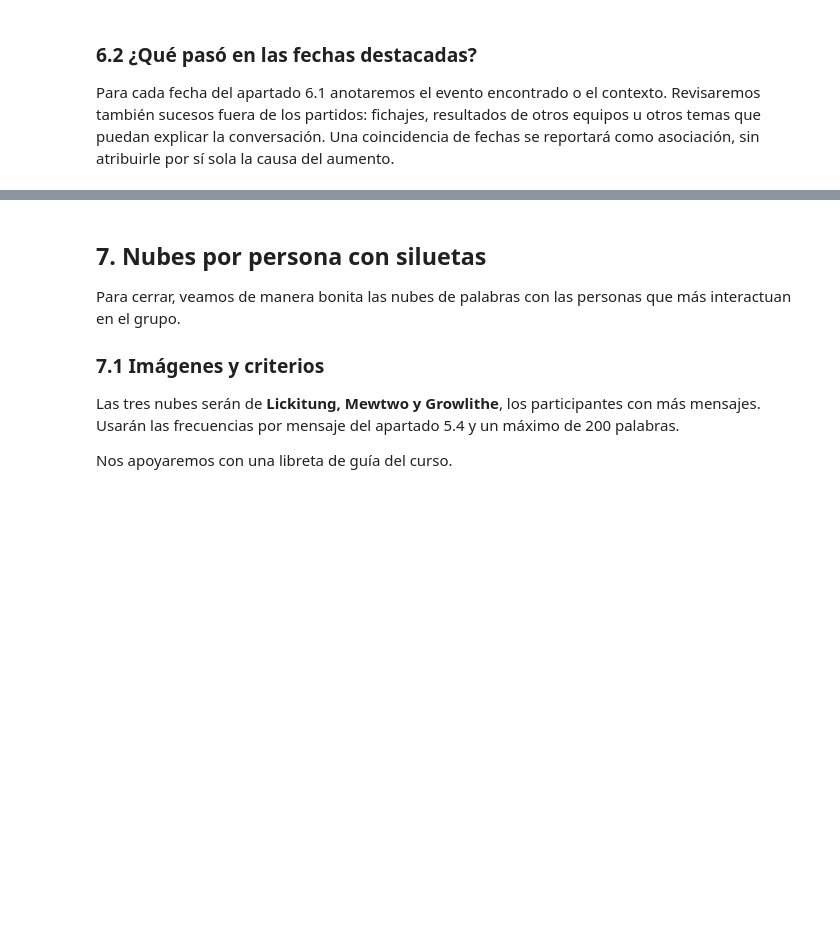
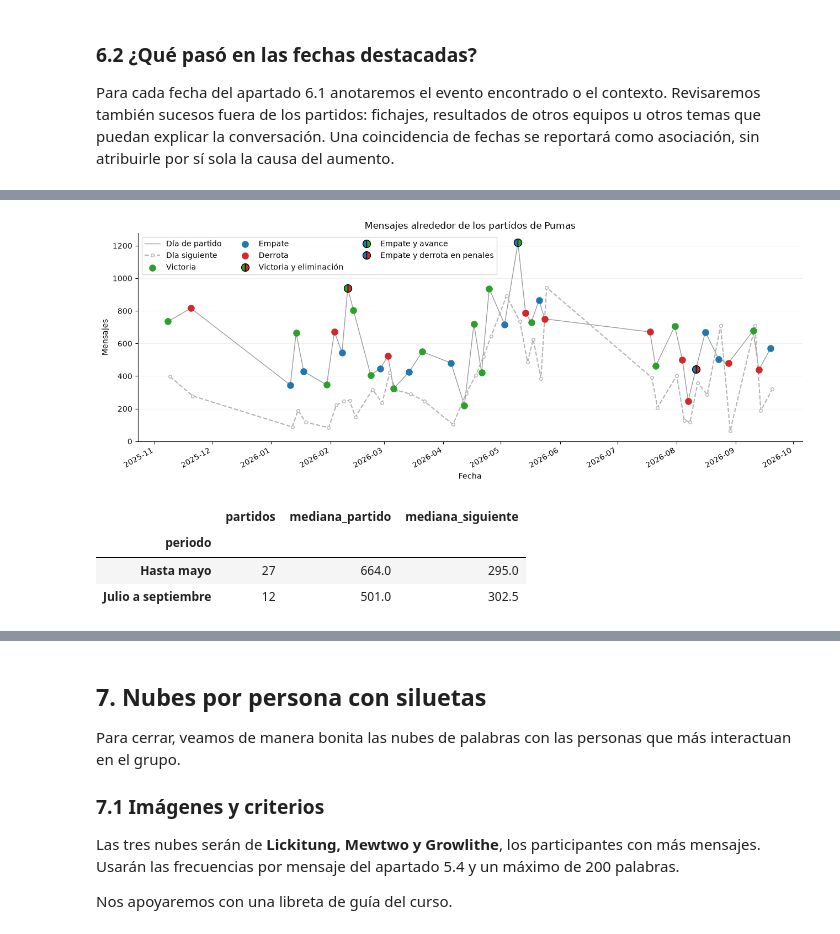
Before and after one commit to gamasand/mi-grupo-de-wasap, a Jupyter notebook: notebooks/analisis_grupo.ipynb, the cells around one changed output, grey strips where cells are left out. Saved outputs shown, nothing was run; the diff lists cells and outputs as text; code cells hidden in the pictures; blank space fills up the shorter version.

```diff
--- a/notebooks/analisis_grupo.ipynb
+++ b/notebooks/analisis_grupo.ipynb
@@ -905,0 +970,79 @@ Dentro del top 10:
+# %%
+partidos_pumas["mensajes_partido"] = partidos_pumas["fecha"].map(actividad_diaria)
+partidos_pumas["fecha_siguiente"] = partidos_pumas["fecha"] + pd.Timedelta(days=1)
+partidos_pumas["mensajes_siguiente"] = (
+    partidos_pumas["fecha_siguiente"].map(actividad_diaria)
+)
+
+fig, ax = plt.subplots(figsize=(13, 5))
+
+ax.plot(
+    partidos_pumas["fecha"], partidos_pumas["mensajes_partido"],
+    color="0.6", linewidth=1, label="Día de partido"
+)
+ax.plot(
+    partidos_pumas["fecha_siguiente"], partidos_pumas["mensajes_siguiente"],
+    color="0.7", linestyle="--", marker="o", markersize=4,
+    markerfacecolor="white", label="Día siguiente"
+)
+
+colores = {"victoria": "tab:green", "empate": "tab:blue", "derrota": "tab:red"}
+especiales = {
+    pd.Timestamp("2026-02-10"): ("tab:red", "Victoria y eliminación"),
+    pd.Timestamp("2026-05-10"): ("tab:green", "Empate y avance"),
+    pd.Timestamp("2026-08-11"): ("tab:red", "Empate y derrota en penales"),
+}
+
+for resultado, color in colores.items():
+    datos = partidos_pumas.loc[
+        partidos_pumas["resultado"].eq(resultado)
+        & ~partidos_pumas["fecha"].isin(especiales)
+    ]
+    ax.scatter(
+        datos["fecha"], datos["mensajes_partido"],
+        color=color, s=65, label=resultado.capitalize(), zorder=3
+    )
+
+for fecha, (color_final, etiqueta) in especiales.items():
+    partido = partidos_pumas.loc[
+        partidos_pumas["fecha"].eq(fecha)
+    ].iloc[0]
+
+    ax.plot(
+        [fecha], [partido["mensajes_partido"]],
+        linestyle="None", marker="o", markersize=10, fillstyle="left",
+        markerfacecolor=colores[partido["resultado"]],
+        markerfacecoloralt=color_final, markeredgecolor="black",
+        label=etiqueta, zorder=4
+    )
+ax.set(
+    title="Mensajes alrededor de los partidos de Pumas",
+    xlabel="Fecha", ylabel="Mensajes"
+)
+ax.set_ylim(bottom=0)
+ax.grid(axis="y", alpha=0.2)
+ax.legend(ncol=3)
+fig.autofmt_xdate()
+plt.tight_layout()
+plt.show()
+# %% [output]
+[figure, added]
+# %%
+partidos_pumas["periodo"] = np.where(
+    partidos_pumas["fecha"] < "2026-07-01",
+    "Hasta mayo",
+    "Julio a septiembre"
+)
+
+resumen = partidos_pumas.groupby("periodo").agg(
+    partidos=("fecha", "size"),
+    mediana_partido=("mensajes_partido", "median"),
+    mediana_siguiente=("mensajes_siguiente", "median")
+)
+
+display(resumen)
+# %% [output]
+|  | partidos | mediana_partido | mediana_siguiente |
+| periodo |  |  |  |
+| Hasta mayo | 27 | 664.0 | 295.0 |
+| Julio a septiembre | 12 | 501.0 | 302.5 |
```
Also changed, not shown: parts of 9 cells of this notebook.
